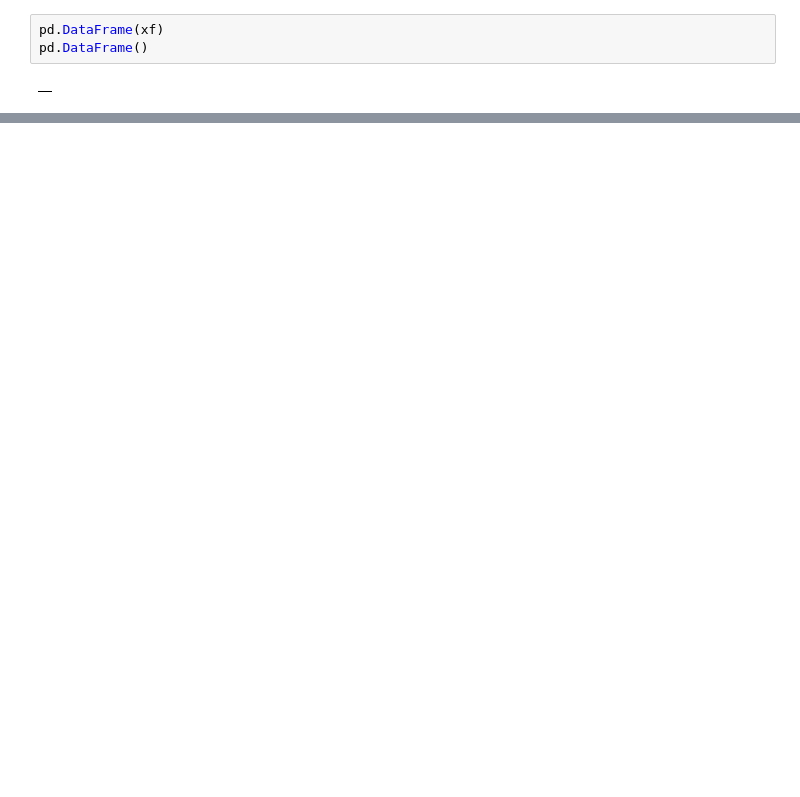
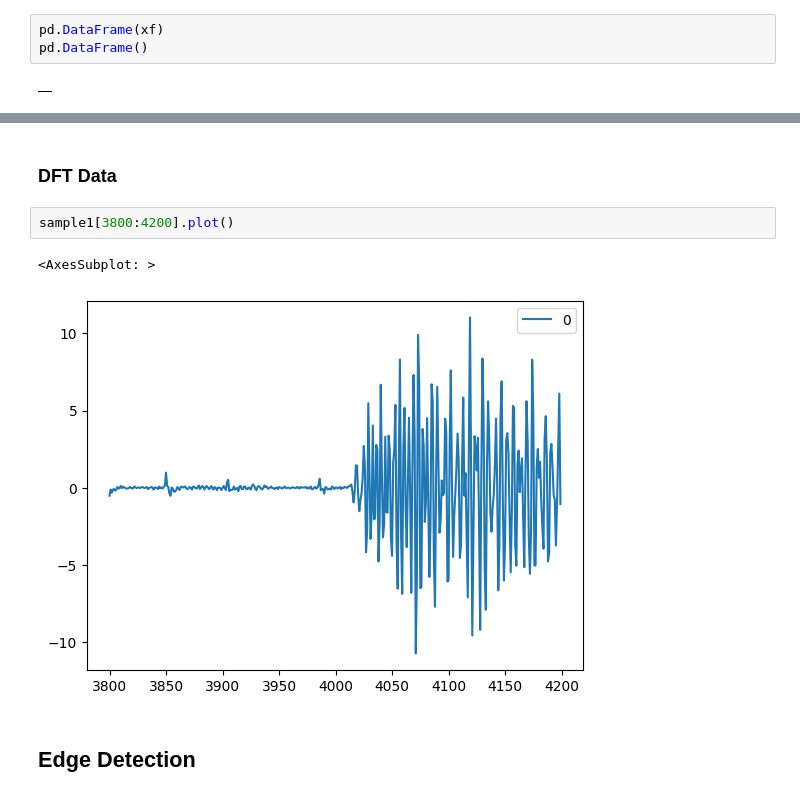
Before and after one commit to AdityaShelke29/robotics_club, a Jupyter notebook: sonar_work/edge_detection.ipynb, the cells around one changed output, grey strips where cells are left out. Saved outputs shown, nothing was run; the diff lists cells and outputs as text; blank space fills up the shorter version.

```diff
--- a/sonar_work/edge_detection.ipynb
+++ b/sonar_work/edge_detection.ipynb
@@ -262,0 +272,9 @@ pd.DataFrame()
+# %% [markdown]
+### DFT Data
+# %%
+sample1[3800:4200].plot()
+# %% [output]
+<AxesSubplot: >
+[figure, added]
+# %% [markdown]
+## Edge Detection
```
Also changed, not shown: parts of 14 cells of this notebook, 3 other files.
